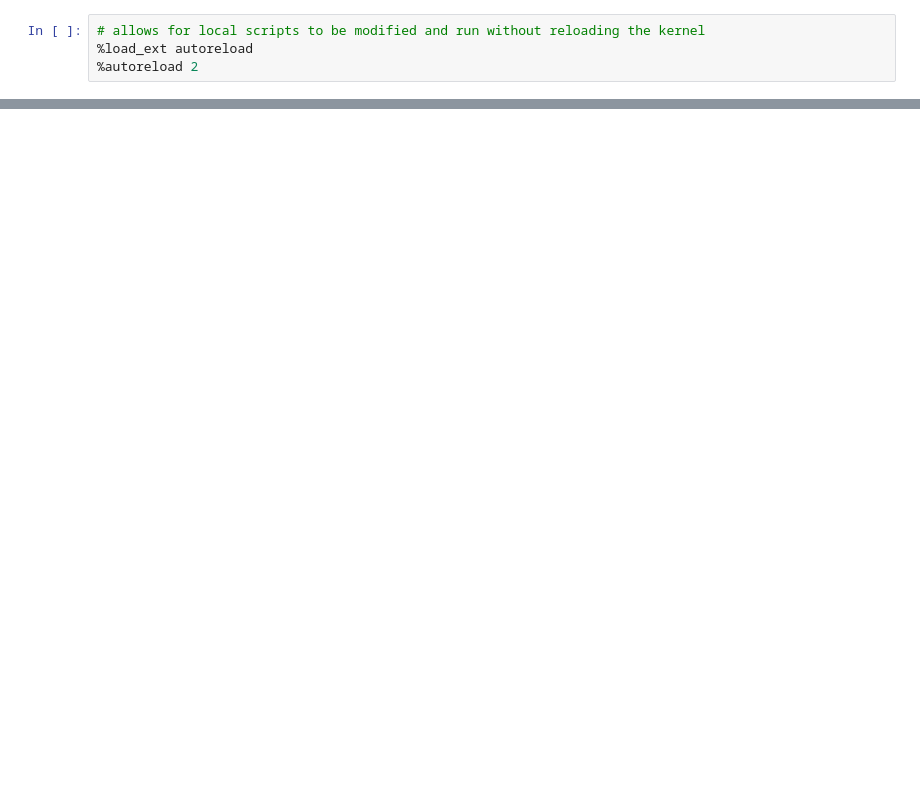
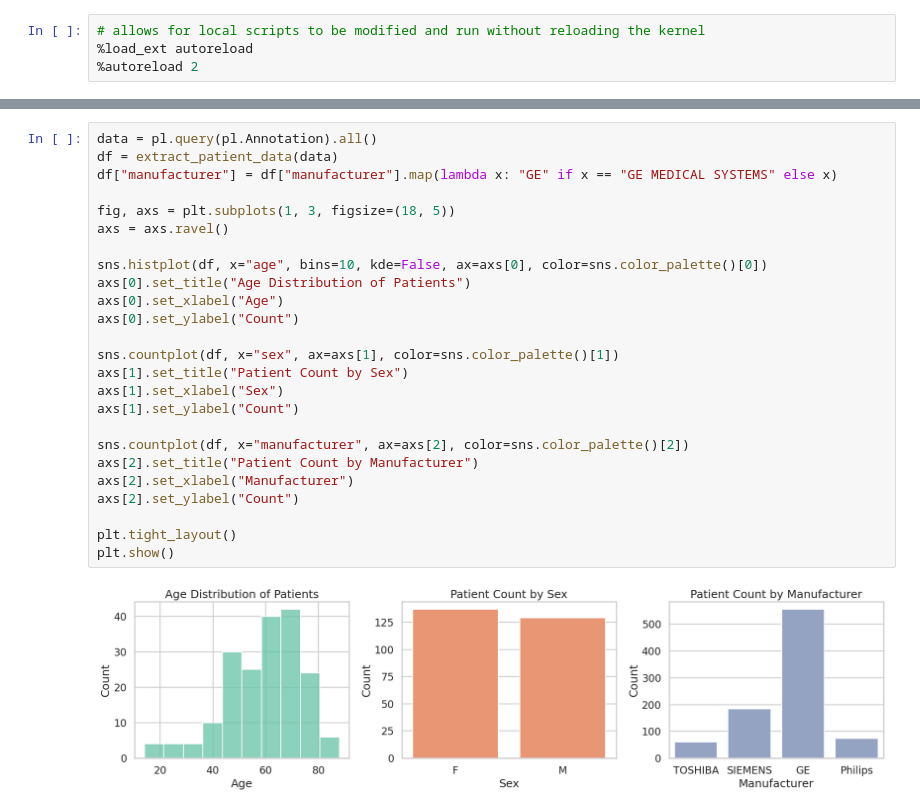
Before and after one commit to nkoranda97/capstone, a Jupyter notebook: notebooks/data_exploration.ipynb, the cells around one changed output, grey strips where cells are left out. Drawn from its saved outputs; the diff is of its cells as text; blank space fills up the shorter version.

```diff
--- a/notebooks/data_exploration.ipynb
+++ b/notebooks/data_exploration.ipynb
@@ -16,0 +74,27 @@ show_image(csv_path)
+# %%
+data = pl.query(pl.Annotation).all()
+df = extract_patient_data(data)
+df["manufacturer"] = df["manufacturer"].map(lambda x: "GE" if x == "GE MEDICAL SYSTEMS" else x)
+
+fig, axs = plt.subplots(1, 3, figsize=(18, 5))
+axs = axs.ravel()
+
+sns.histplot(df, x="age", bins=10, kde=False, ax=axs[0], color=sns.color_palette()[0])
+axs[0].set_title("Age Distribution of Patients")
+axs[0].set_xlabel("Age")
+axs[0].set_ylabel("Count")
+
+sns.countplot(df, x="sex", ax=axs[1], color=sns.color_palette()[1])
+axs[1].set_title("Patient Count by Sex")
+axs[1].set_xlabel("Sex")
+axs[1].set_ylabel("Count")
+
+sns.countplot(df, x="manufacturer", ax=axs[2], color=sns.color_palette()[2])
+axs[2].set_title("Patient Count by Manufacturer")
+axs[2].set_xlabel("Manufacturer")
+axs[2].set_ylabel("Count")
+
+plt.tight_layout()
+plt.show()
+# %% [output]
+[figure, added]
```
Also changed, not shown: parts of 6 cells of this notebook, 5 other files.
